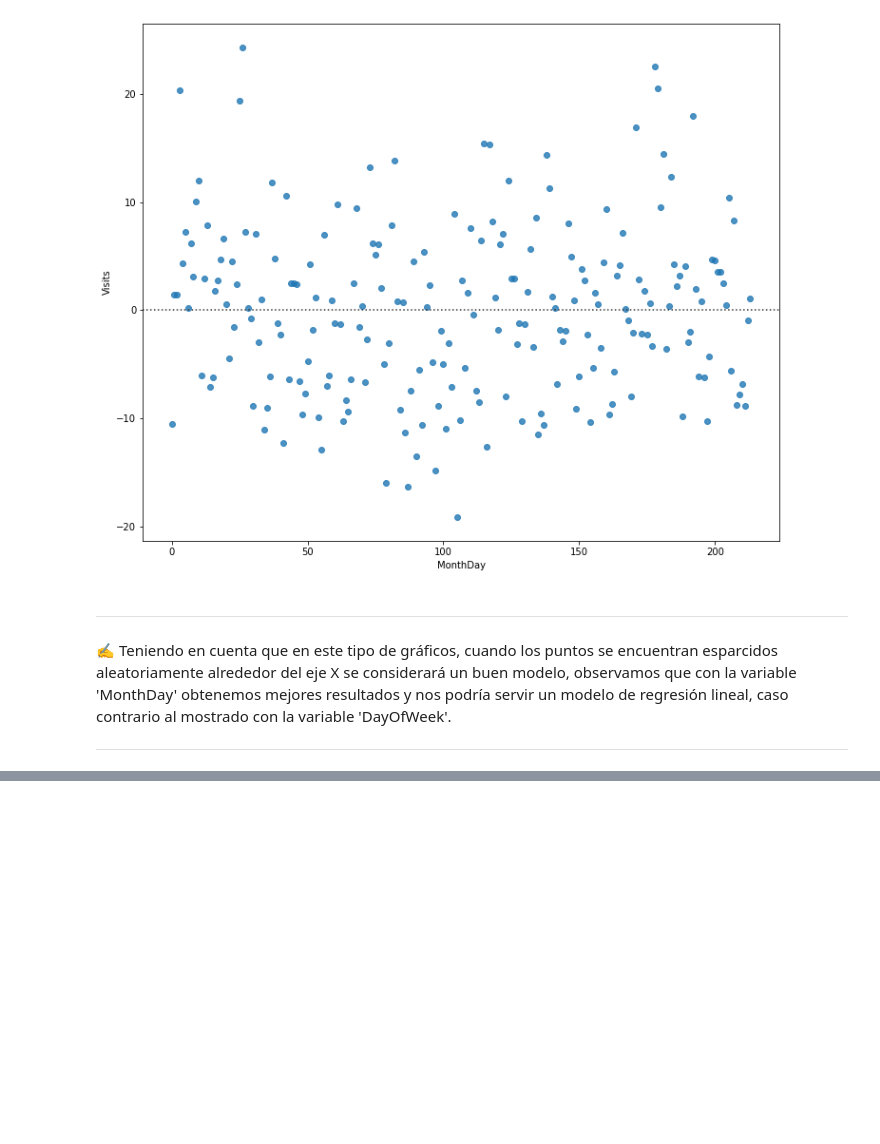
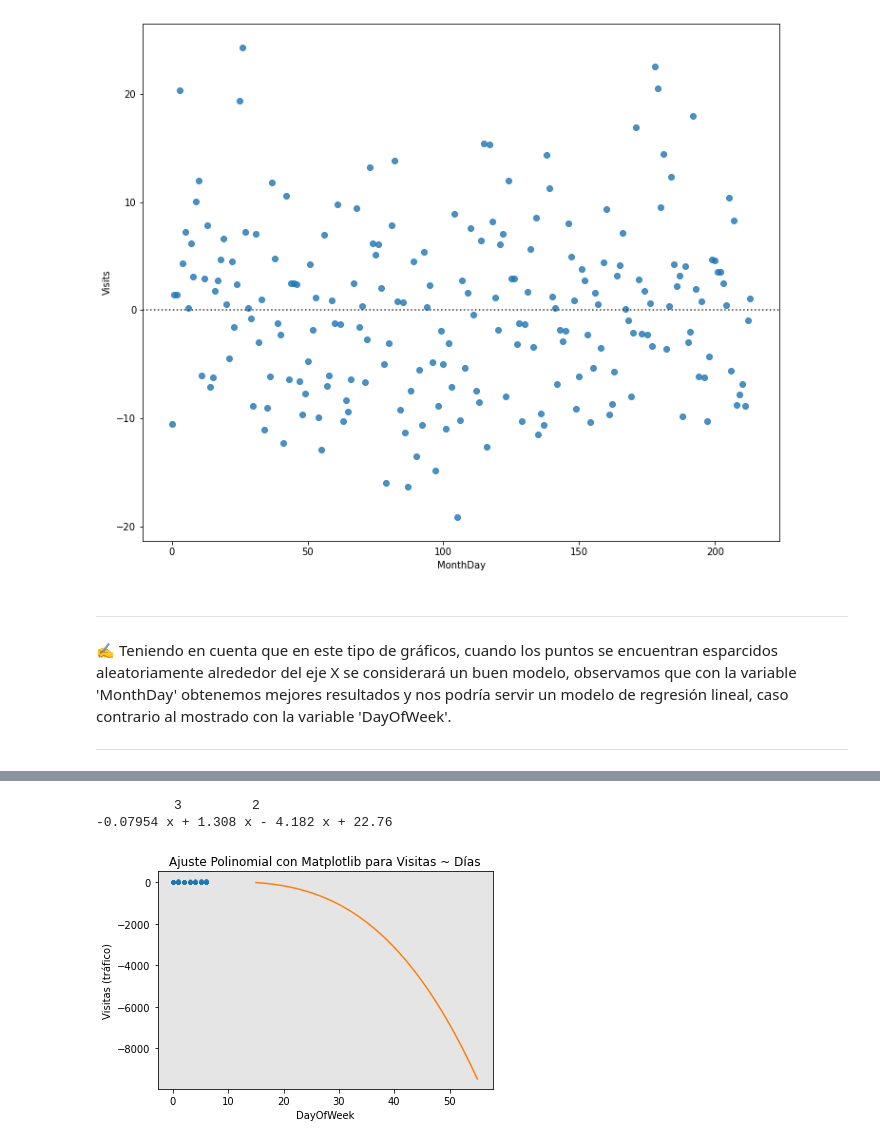
Before and after one commit to PosgradoMNA/actividades-de-aprendizaje-A01793509, a Jupyter notebook: IBM - Data Analysis with Python/Semana 7 - Data Analysis with Python (IBM) (Módulo 4).ipynb, the cells around one changed output, grey strips where cells are left out. Saved outputs shown, nothing was run; the diff lists cells and outputs as text; code cells hidden in the pictures; blank space fills up the shorter version.

```diff
--- a/IBM - Data Analysis with Python/Semana 7 - Data Analysis with Python (IBM) (Módulo 4).ipynb
+++ b/IBM - Data Analysis with Python/Semana 7 - Data Analysis with Python (IBM) (Módulo 4).ipynb
@@ -521,0 +317,28 @@ The Pearson Correlation Coefficient is 0.24574882597314607  with a P-value of P
+# %%
+def PlotPolly(model, independent_variable, dependent_variabble, Name):
+    x_new = np.linspace(15, 55, 100)
+    y_new = model(x_new)
+
+    plt.plot(independent_variable, dependent_variabble, '.', x_new, y_new, '-')
+    plt.title('Ajuste Polinomial con Matplotlib para Visitas ~ Días')
+    ax = plt.gca()
+    ax.set_facecolor((0.898, 0.898, 0.898))
+    fig = plt.gcf()
+    plt.xlabel(Name)
+    plt.ylabel('Visitas (tráfico)')
+
+    plt.show()
+    plt.close()
+# %%
+x = df['DayOfWeek']
+y = df['Visits']
+
+f = np.polyfit(x, y, 3)
+p = np.poly1d(f)
+print(p)
+
+PlotPolly(p, x, y, 'DayOfWeek')
+# %% [output]
+          3         2
+-0.07954 x + 1.308 x - 4.182 x + 22.76
+[figure, added]
```
Also changed, not shown: parts of 44 cells of this notebook.
